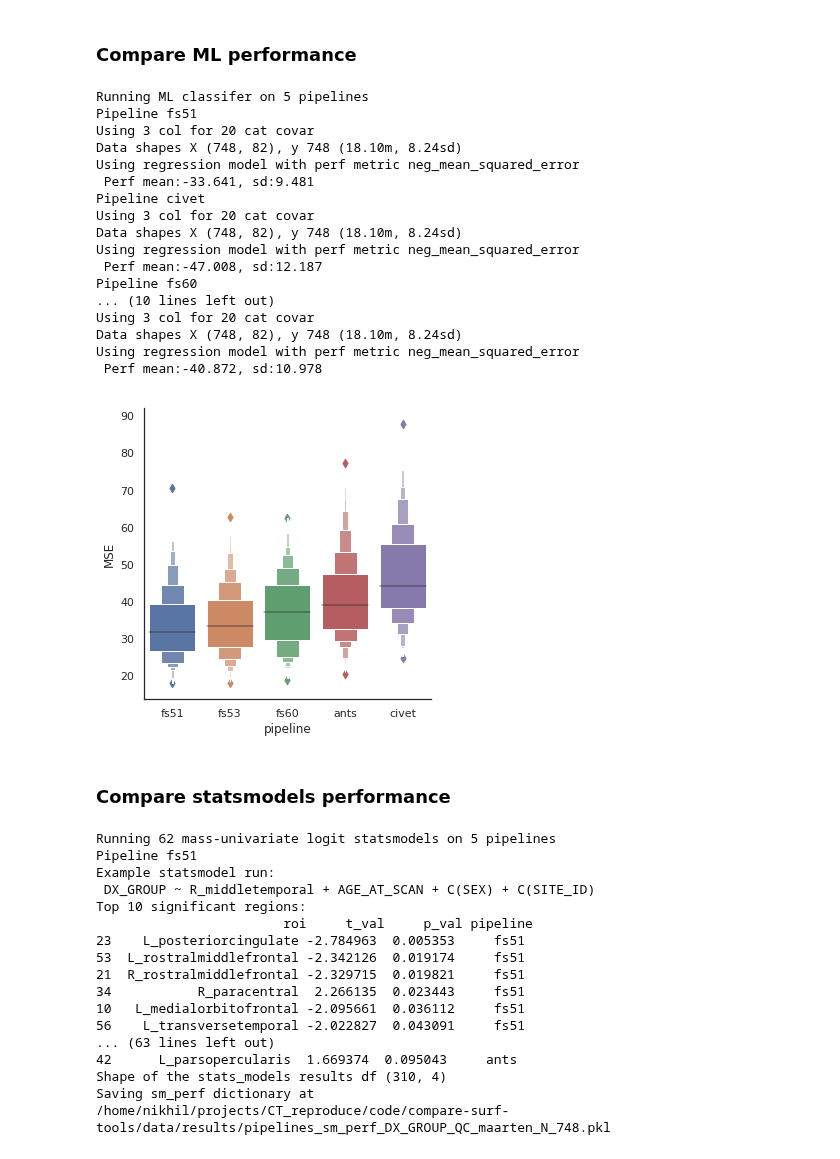
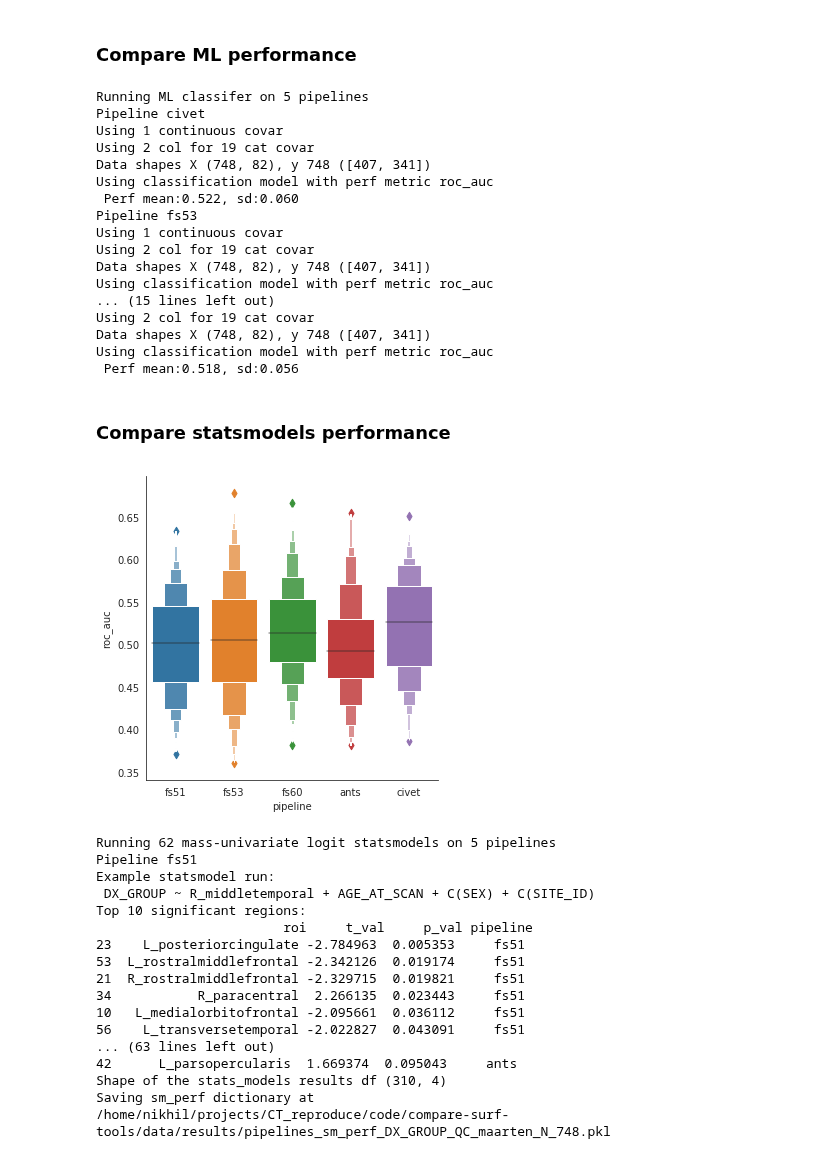
Before and after one commit to neurodatascience/compare-surf-tools, a Jupyter notebook: notebooks/run_pipeline_comparisons.ipynb, the cells around one changed output. Cells and saved outputs as stored; diff of their text form; code cells hidden in the pictures.

```diff
--- a/notebooks/run_pipeline_comparisons.ipynb
+++ b/notebooks/run_pipeline_comparisons.ipynb
@@ -216,7 +223,7 @@ Shape of cross-corr df (620, 3), number of pairs 10
 # %%
 roi_cols = common_roi_cols
 
-model_type = 'regression'
+model_type = 'classification'
 
 if model_type.lower() == 'regression':
     outcome_col = 'AGE_AT_SCAN'
@@ -234,33 +241,33 @@ ml_perf = computePipelineMLModels(master_df,roi_cols,covar_continuous_cols,covar
                                   model_type,model)
 # %% [output]
 Running ML classifer on 5 pipelines
-Pipeline fs51
-Using 3 col for 20 cat covar
-Data shapes X (748, 82), y 748 (18.10m, 8.24sd)
-Using regression model with perf metric neg_mean_squared_error
- Perf mean:-33.641, sd:9.481
 Pipeline civet
-Using 3 col for 20 cat covar
-Data shapes X (748, 82), y 748 (18.10m, 8.24sd)
-Using regression model with perf metric neg_mean_squared_error
- Perf mean:-47.008, sd:12.187
-Pipeline fs60
-... (10 lines left out)
-Using 3 col for 20 cat covar
-Data shapes X (748, 82), y 748 (18.10m, 8.24sd)
-Using regression model with perf metric neg_mean_squared_error
- Perf mean:-40.872, sd:10.978
+Using 1 continuous covar
+Using 2 col for 19 cat covar
+Data shapes X (748, 82), y 748 ([407, 341])
+Using classification model with perf metric roc_auc
+ Perf mean:0.522, sd:0.060
+Pipeline fs53
+Using 1 continuous covar
+Using 2 col for 19 cat covar
+Data shapes X (748, 82), y 748 ([407, 341])
+Using classification model with perf metric roc_auc
+... (15 lines left out)
+Using 2 col for 19 cat covar
+Data shapes X (748, 82), y 748 ([407, 341])
+Using classification model with perf metric roc_auc
+ Perf mean:0.518, sd:0.056
-# %%
-ml_perf['MSE'] = -1*ml_perf['neg_mean_squared_error']
-x_order = ['fs51','fs53','fs60','ants','civet']
-with sns.axes_style("white"):
-    g = sns.catplot(y='MSE',x='pipeline',kind='boxen',data=ml_perf, order=x_order)
-    #g.set(ylim=(0, 80))
-# %% [output]
-[figure, removed]
 # %% [markdown]
 
 ### Compare statsmodels performance
+# %%
+# ml_perf['MSE'] = -1*ml_perf['neg_mean_squared_error']
+x_order = ['fs51','fs53','fs60','ants','civet']
+with sns.axes_style("white"):
+    g = sns.catplot(y='roc_auc',x='pipeline',kind='boxen',data=ml_perf, order=x_order)
+    #g.set(ylim=(0, 80))
+# %% [output]
+[figure, added]
 # %%
 save_sm_perf = True
 roi_cols = common_roi_cols
```
Also changed, not shown: parts of 2 cells of this notebook, 2 other files.
